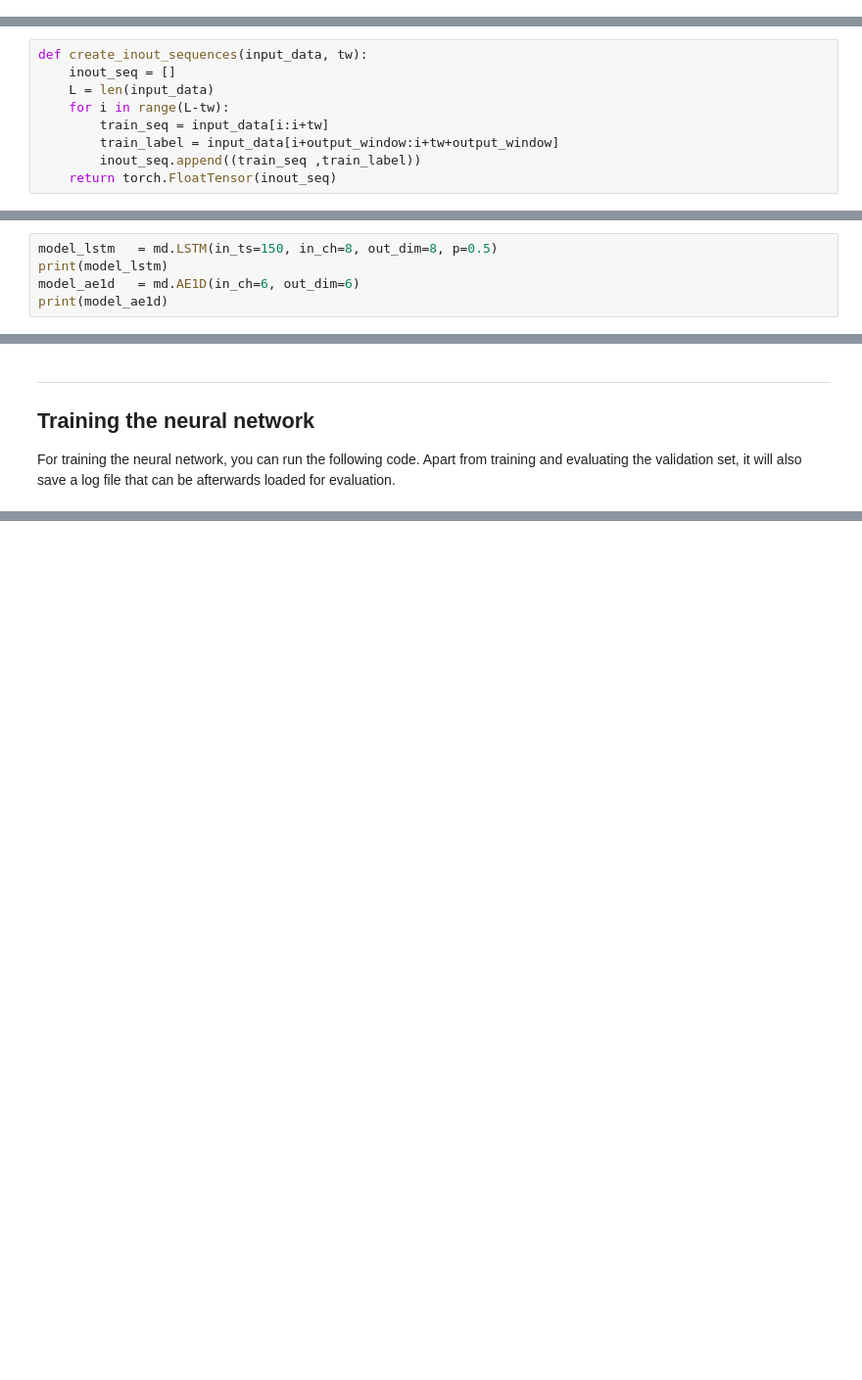
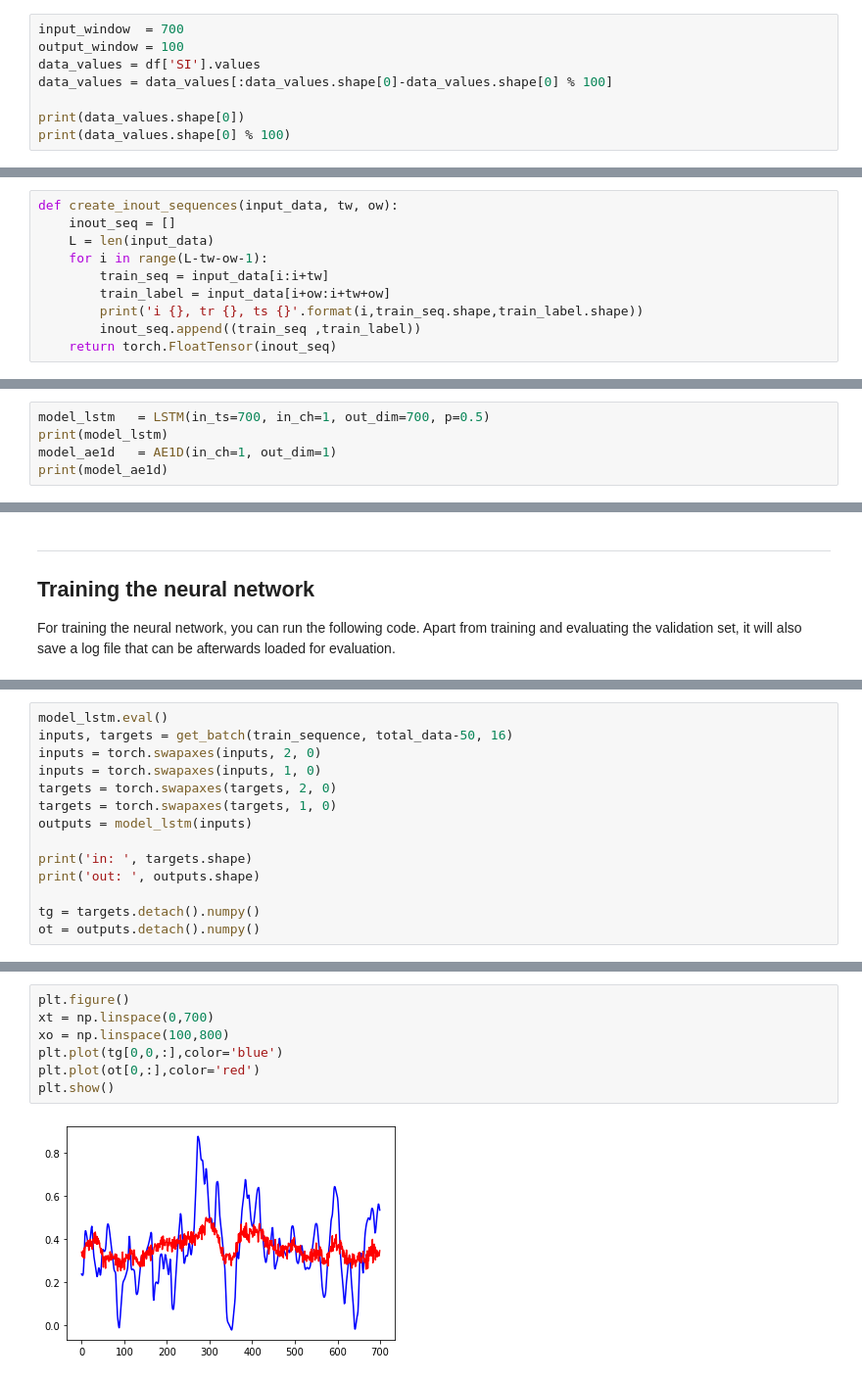
Before and after one commit to patoalejor/Workshop2021, a Jupyter notebook: Pytorch_Autoencoder.ipynb, the cells around one changed output, grey strips where cells are left out. Shown at 98% size. Saved outputs shown, nothing was run; the diff lists cells and outputs as text; blank space fills up the shorter version.

Commit message:
AE train

```diff
--- a/Pytorch_Autoencoder.ipynb
+++ b/Pytorch_Autoencoder.ipynb
@@ -101,3 +101,11 @@ class AE1D(nn.Module):
 # %% [markdown]
 ---
 ## Loading the dataset
+# %%
+input_window  = 700
+output_window = 100
+data_values = df['SI'].values
+data_values = data_values[:data_values.shape[0]-data_values.shape[0] % 100]
+
+print(data_values.shape[0])
+print(data_values.shape[0] % 100)
@@ -104,10 +115,11 @@ class AE1D(nn.Module):
 # %%
-def create_inout_sequences(input_data, tw):
+def create_inout_sequences(input_data, tw, ow):
     inout_seq = []
     L = len(input_data)
-    for i in range(L-tw):
+    for i in range(L-tw-ow-1):
         train_seq = input_data[i:i+tw]
-        train_label = input_data[i+output_window:i+tw+output_window]
+        train_label = input_data[i+ow:i+tw+ow]
+        print('i {}, tr {}, ts {}'.format(i,train_seq.shape,train_label.shape))
         inout_seq.append((train_seq ,train_label))
     return torch.FloatTensor(inout_seq)
 # %%
@@ -149,7 +157,7 @@ def get_batch(source, i, batch_size):
 
 As mentioned above, an autoencoder consists of an encoder and a decoder. Despite the possibility of using fully connected layers after flattening the input image, we can use convolutional or recurrent layers for both the encoder and decoder.
 # %%
-model_lstm   = md.LSTM(in_ts=150, in_ch=8, out_dim=8, p=0.5)
+model_lstm   = LSTM(in_ts=700, in_ch=1, out_dim=700, p=0.5)
 print(model_lstm)
-model_ae1d   = md.AE1D(in_ch=6, out_dim=6)
+model_ae1d   = AE1D(in_ch=1, out_dim=1)
 print(model_ae1d)
@@ -175,0 +232,14 @@ outputs = model(inputs)
+# %%
+model_lstm.eval()
+inputs, targets = get_batch(train_sequence, total_data-50, 16)
+inputs = torch.swapaxes(inputs, 2, 0)
+inputs = torch.swapaxes(inputs, 1, 0)
+targets = torch.swapaxes(targets, 2, 0)
+targets = torch.swapaxes(targets, 1, 0)
+outputs = model_lstm(inputs)
+
+print('in: ', targets.shape)
+print('out: ', outputs.shape)
+
+tg = targets.detach().numpy()
+ot = outputs.detach().numpy()
@@ -175,0 +249,9 @@ outputs = model(inputs)
+# %%
+plt.figure()
+xt = np.linspace(0,700)
+xo = np.linspace(100,800)
+plt.plot(tg[0,0,:],color='blue')
+plt.plot(ot[0,:],color='red')
+plt.show()
+# %% [output]
+[figure, added]
```
Also changed, not shown: parts of 8 cells of this notebook.
